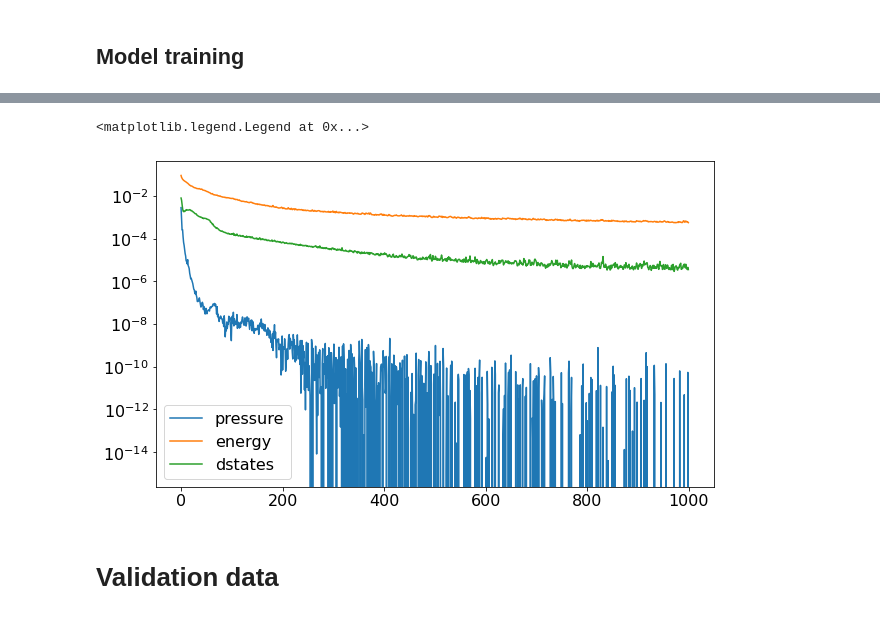
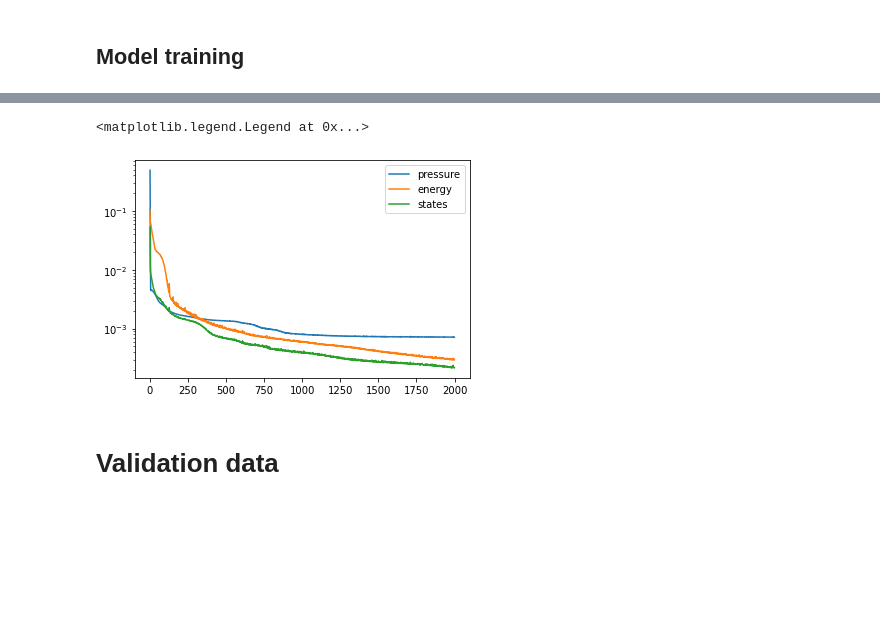
Before and after one commit to 4flixt/2019_WNTR_Surrogate_Model, a Jupyter notebook: Surrogate_Model/DNN_woClustering/DNN_woClustering_test.ipynb, the cells around one changed output, grey strips where cells are left out. Saved outputs shown, nothing was run; the diff lists cells and outputs as text; code cells hidden in the pictures; blank space fills up the shorter version.

```diff
--- a/Surrogate_Model/DNN_woClustering/DNN_woClustering_test.ipynb
+++ b/Surrogate_Model/DNN_woClustering/DNN_woClustering_test.ipynb
@@ -247,11 +236,17 @@ n_samples=100000, n_inputs = 409, n_outputs=406
+# %%
+nn_input_train, nn_input_test, nn_output_train, nn_output_test = train_test_split(
+    nn_input, nn_output, test_size = 0.1
+)
 # %%
-input_scaling = nn_input.abs().max()
+input_scaling = nn_input_train.abs().max()
 input_scaling.loc[input_scaling.abs()<1e-5]=1e-5
-nn_input_scaled = nn_input/input_scaling
+nn_input_train_scaled = nn_input_train/input_scaling
+nn_input_test_scaled = nn_input_test/input_scaling
 
-output_scaling = nn_output.abs().max()
+output_scaling = nn_output_train.abs().max()
 output_scaling.loc[output_scaling.abs()<1e-5]=1e-5
-nn_output_scaled = nn_output/output_scaling
+nn_output_train_scaled = nn_output_train/output_scaling
+nn_output_test_scaled = nn_output_test/output_scaling
 # %% [markdown]
 # DNN Model creation
 # %% [markdown]
@@ -324,7 +337,2 @@ model.compile(optimizer=optim, loss='mse')
 # %% [markdown]
 ## Model training
-# %%
-history = model.fit([nn_input_scaled['demand'], nn_input_scaled['states'], nn_input_scaled['inputs']],
-                    [nn_output_scaled['pressure'], nn_output_scaled['energy'], nn_output_scaled['dstates']],
-                    batch_size=100,
-                    epochs=1000)
@@ -348,0 +339,12 @@ Epoch 1000/1000
+# %%
+x_subset = nn_input_train_scaled.head(20000)
+y_subset = nn_output_train_scaled.head(20000)
+
+x_train = [x_subset['demand'], x_subset['states'], x_subset['inputs']]
+y_train = [y_subset['pressure'], y_subset['energy'], y_subset['dstates']]
+x_test = [nn_input_test_scaled['demand'], nn_input_test_scaled['states'], nn_input_test_scaled['inputs']]
+y_test = [nn_output_test_scaled['pressure'], nn_output_test_scaled['energy'], nn_output_test_scaled['dstates']]
+
+history = model.fit(x_train, y_train,
+                    batch_size=1000,
+                    epochs=2000)
@@ -349,11 +377,11 @@ Epoch 1000/1000
 # %%
 plt.semilogy(history.epoch,history.history['pressure_out_loss'], label='pressure')
 plt.semilogy(history.epoch,history.history['energy_out_loss'], label='energy')
-plt.semilogy(history.epoch,history.history['dstates_out_loss'], label='dstates')
+plt.semilogy(history.epoch,history.history['states_out_loss'], label='states')
 plt.legend()
 # %% [output]
 <matplotlib.legend.Legend at 0x...>
-[figure, old version]
+[figure, new version]
 # %%
 A_cluster = model.get_layer('cluster_demand').get_weights()[0]
 # %% [markdown]
```
Also changed, not shown: parts of 35 cells of this notebook.
